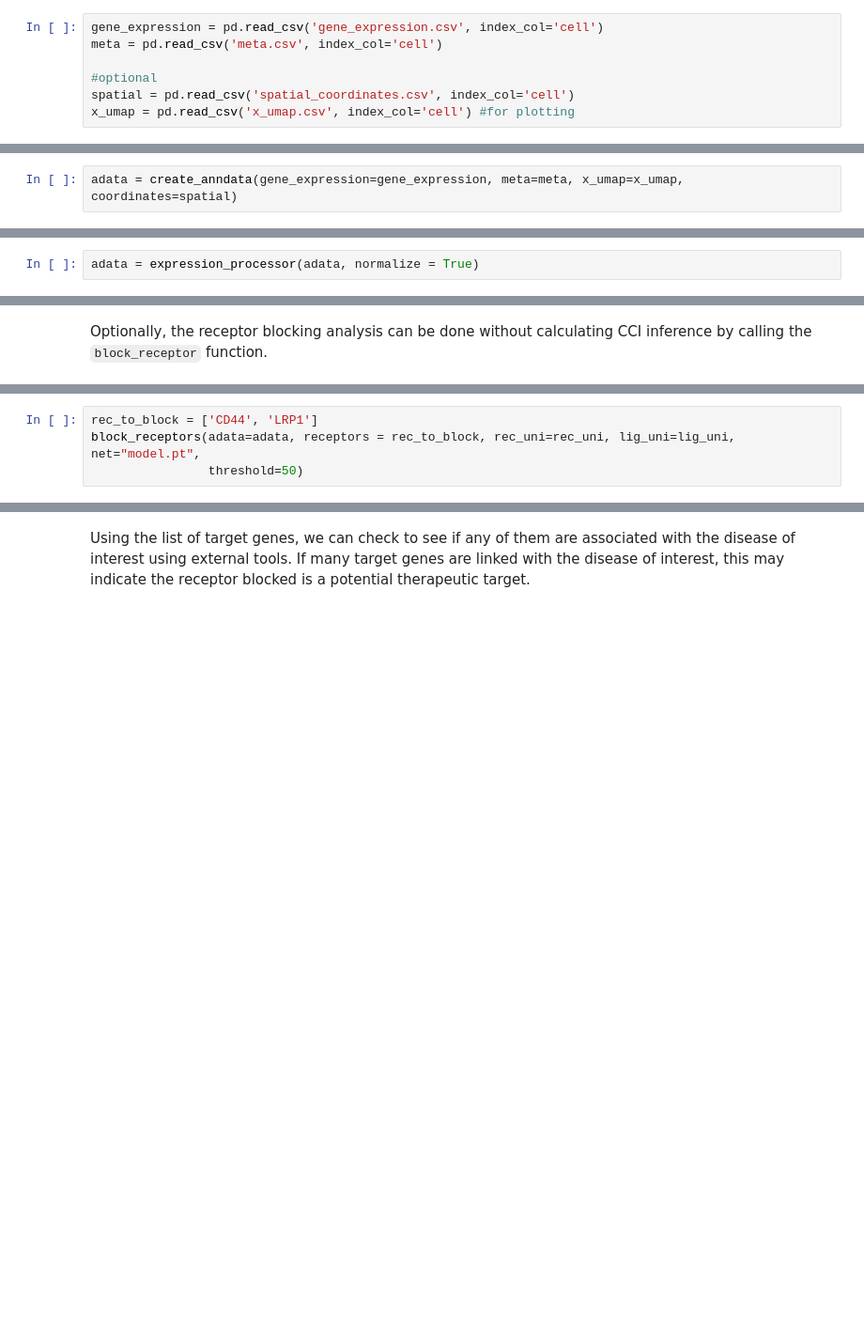
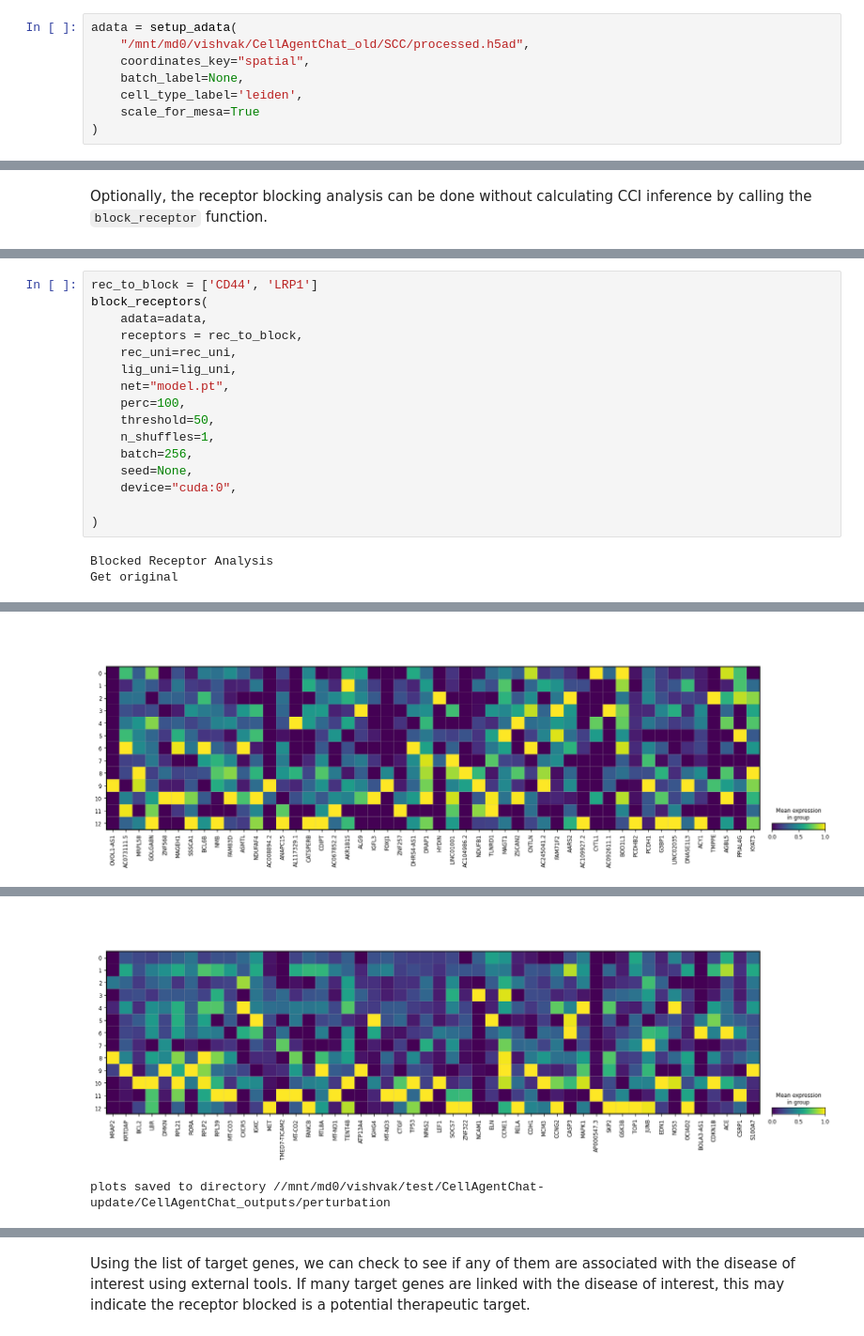
Before and after one commit to mcgilldinglab/CellAgentChat, a Jupyter notebook: tutorial/Tutorial.ipynb, the cells around one changed output, grey strips where cells are left out. Shown at 94% size. Saved outputs shown, nothing was run; the diff lists cells and outputs as text; blank space fills up the shorter version.

```diff
--- a/tutorial/Tutorial.ipynb
+++ b/tutorial/Tutorial.ipynb
@@ -31,7 +39,8 @@ CellAgentChat requires two inputs: one is the gene expression data of cells, and
 # %%
-gene_expression = pd.read_csv('gene_expression.csv', index_col='cell')
-meta = pd.read_csv('meta.csv', index_col='cell')
-
-#optional
-spatial = pd.read_csv('spatial_coordinates.csv', index_col='cell')
-x_umap = pd.read_csv('x_umap.csv', index_col='cell') #for plotting
+adata = setup_adata(
+    "/mnt/md0/vishvak/CellAgentChat_old/SCC/processed.h5ad",
+    coordinates_key="spatial",
+    batch_label=None,
+    cell_type_label='leiden',
+    scale_for_mesa=True
+)
@@ -42,2 +46,0 @@ Create anndata object from input files. If no spatial information is available s
-# %%
-adata = create_anndata(gene_expression=gene_expression, meta=meta, x_umap=x_umap, coordinates=spatial)
@@ -48,2 +46,0 @@ Normalized data (e.g., cells and gene filtered, library-size normalization and t
-# %%
-adata = expression_processor(adata, normalize = True)
@@ -324,4 +295,19 @@ Parameters:
 # %%
 rec_to_block = ['CD44', 'LRP1']
-block_receptors(adata=adata, receptors = rec_to_block, rec_uni=rec_uni, lig_uni=lig_uni, net="model.pt",
-                threshold=50)
+block_receptors(
+    adata=adata,
+    receptors = rec_to_block,
+    rec_uni=rec_uni,
+    lig_uni=lig_uni,
+    net="model.pt",
+    perc=100,
+    threshold=50,
+    n_shuffles=1,
+    batch=256,
+    seed=None,
+    device="cuda:0",
+
+)
+# %% [output]
+Blocked Receptor Analysis
+Get original
@@ -327,0 +316 @@ block_receptors(adata=adata, receptors = rec_to_block, rec_uni=rec_uni, lig_uni=
+[figure, added]
@@ -328 +319,3 @@ block_receptors(adata=adata, receptors = rec_to_block, rec_uni=rec_uni, lig_uni=
+[figure, added]
+plots saved to directory //mnt/md0/vishvak/test/CellAgentChat-update/CellAgentChat_outputs/perturbation
 # %% [markdown]
```
Also changed, not shown: parts of 29 cells of this notebook, 23 other files.
